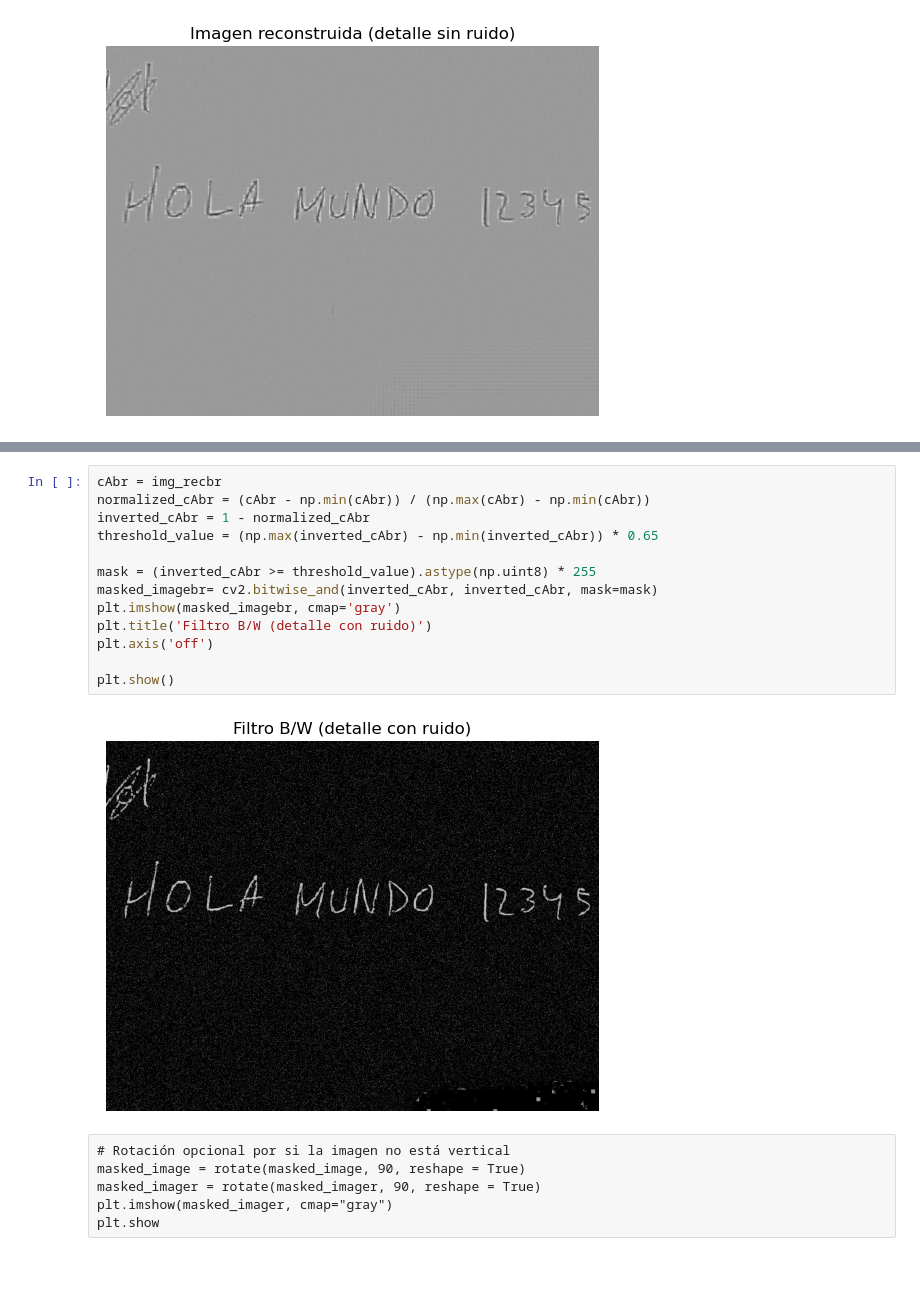
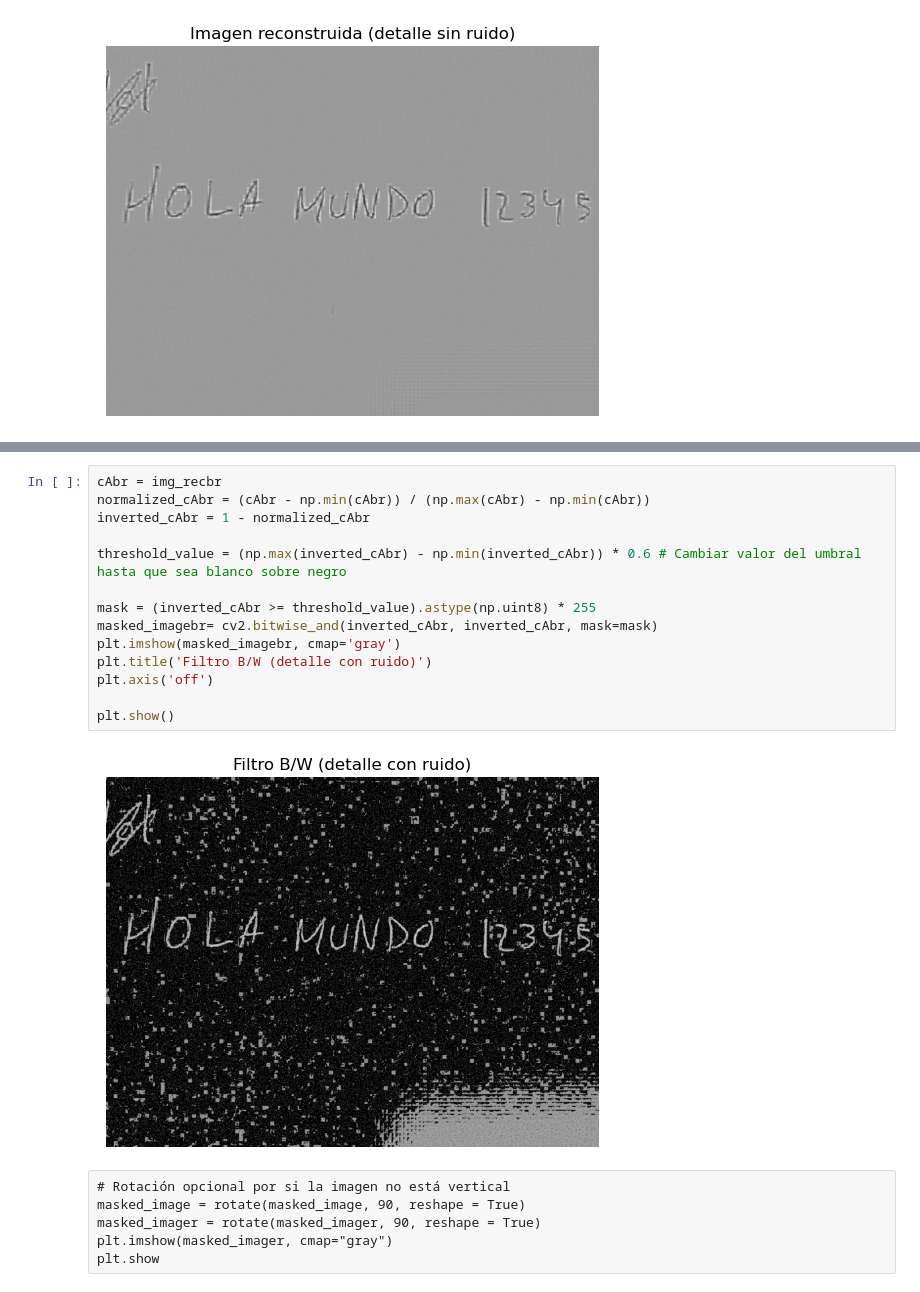
Before and after one commit to ancare2/Trabajo_ReconocimientoTexto, a Jupyter notebook: Prueba_OCRs.ipynb, the cells around one changed output, grey strips where cells are left out. Cells and saved outputs as stored; diff of their text form.

```diff
--- a/Prueba_OCRs.ipynb
+++ b/Prueba_OCRs.ipynb
@@ -196,18 +195,19 @@ plt.show()
 # %%
 cAbr = img_recbr
 normalized_cAbr = (cAbr - np.min(cAbr)) / (np.max(cAbr) - np.min(cAbr))
 inverted_cAbr = 1 - normalized_cAbr
-threshold_value = (np.max(inverted_cAbr) - np.min(inverted_cAbr)) * 0.65
+
+threshold_value = (np.max(inverted_cAbr) - np.min(inverted_cAbr)) * 0.6 # Cambiar valor del umbral hasta que sea blanco sobre negro
 
 mask = (inverted_cAbr >= threshold_value).astype(np.uint8) * 255
 masked_imagebr= cv2.bitwise_and(inverted_cAbr, inverted_cAbr, mask=mask)
 plt.imshow(masked_imagebr, cmap='gray')
 plt.title('Filtro B/W (detalle con ruido)')
 plt.axis('off')
 
 plt.show()
 # %% [output]
-[figure, old version]
+[figure, new version]
 # %% [raw]
 # Rotación opcional por si la imagen no está vertical
 masked_image = rotate(masked_image, 90, reshape = True)
```
Also changed, not shown: parts of 8 cells of this notebook.
